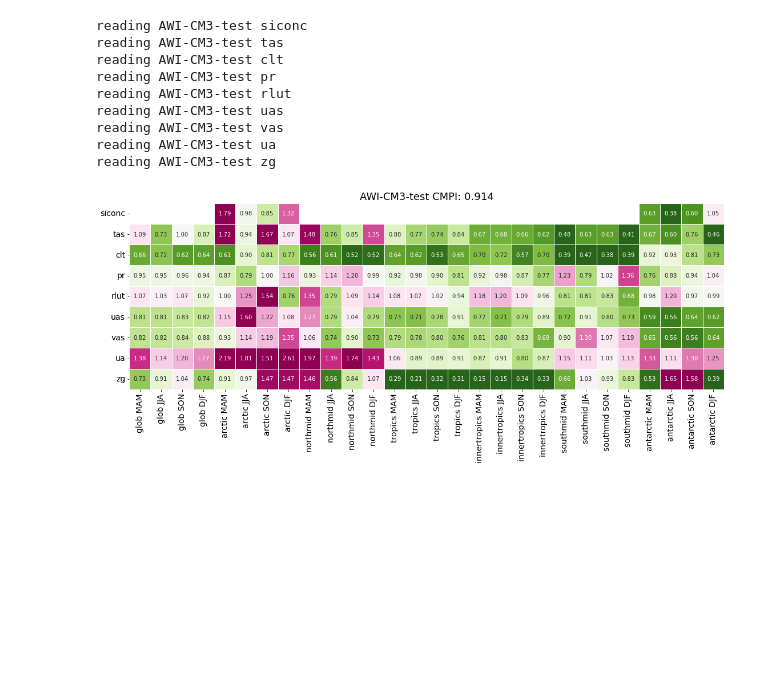
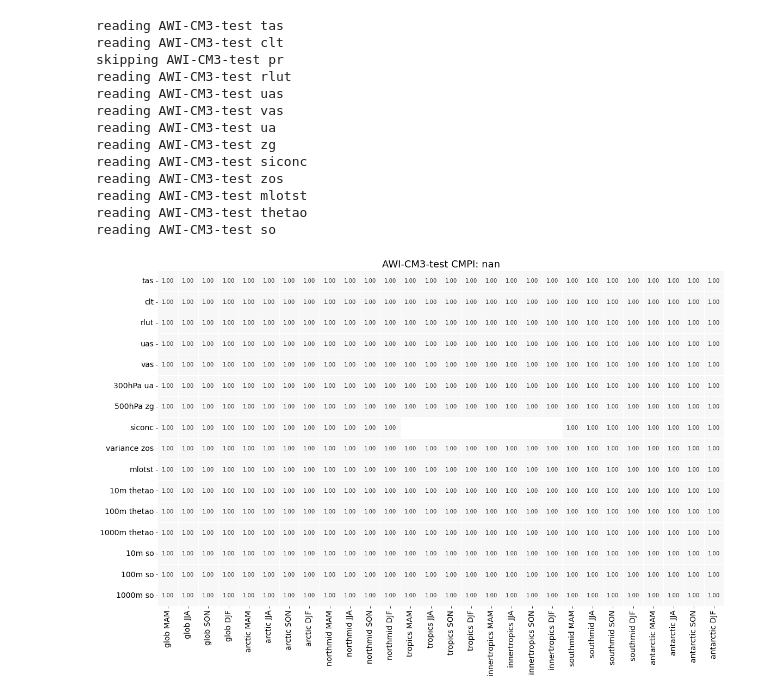
Before and after one commit to JanStreffing/cmpitool, a Jupyter notebook: cmpi_testbed.ipynb, the cells around one changed output. Drawn from its saved outputs; the diff is of its cells as text; code cells hidden in the pictures; blank space fills up the shorter version.

Commit message:
depths, thetao, zos and mlotst working

```diff
--- a/cmpi_testbed.ipynb
+++ b/cmpi_testbed.ipynb
@@ -608,10 +281,11 @@ for var in obs:
     k=0
     for region in regions:
         l=0
-        if var == 'siconc' and (region != 'arctic' and region != 'antarctic'):
-            continue
-        for seas in seasons:
-            eval_error_mean[var,region,seas]=ensmean[j,k,l]
+        for depth in np.arange(0,len(var_depths[var])):
+            m=0
+            for seas in seasons:
+                eval_error_mean[var,region,var_depths[var][depth],seas]=ensmean[j,k,l,m]
+                m+=1
             l+=1
         k+=1
     j+=1
@@ -622,7 +296,6 @@ sum=0
 for model in models:
     for var in models[model]:
         for region in regions:
-            if var == 'siconc' and (region != 'arctic' and region != 'antarctic'):
-                continue
-            for seas in seasons:
-                error_fraction[var,seas,model,region] = mean_error[var,seas,model,region] / eval_error_mean[var,region,seas]
+            for depth in np.arange(0,len(var_depths[var])):
+                for seas in seasons:
+                    error_fraction[var,var_depths[var][depth],seas,model,region] = mean_error[var,var_depths[var][depth],seas,model,region] / eval_error_mean[var,region,var_depths[var][depth],seas]
@@ -675,62 +345,77 @@ for model in models:
 # %%
 #Read precalculated evaluation field means of errors from csv files and plot heatmap
-collect_frac = np.empty([len(models),len(obs),len(regions),len(seasons)])*np.nan
-i=0
+max_depth=0
+for var in var_depths:
+    if len(var_depths[var]) > max_depth:
+        max_depth = len(var_depths[var])
+
+collect_frac_non = OrderedDict()
 for model in models:
     df = pd.read_csv(out_path+'frac/'+model+'_fraction.csv', delimiter=' ')
     values = df['FracMeanError'] #you can also use df['column_name']
-    j=0
     r=0
     for var in obs:
-        k=0
         a=(df['Variable']==var).to_list()
         if any(a): # Check if variable appears in list. If not, skip it.
             print('reading',model,var)
             pass
         else:
-            j+=1
             print('skipping',model,var)
             continue
         for region in regions:
-            l=0 # Check if combination of variable and region appears in list. If not, skip it.
             if np.max(np.add(list(map(int, (df['Variable']==var).to_list())),list(map(int, (df['Region']==region).to_list())))) ==2:
                 pass
             else:
-                k+=1
+                #k+=1
                 continue
-            for seas in seasons:
-                collect_frac[i,j,k,l]=values[r]
-                l+=1
-                r+=1
-            k+=1
-        j+=1
-    collect_frac_reshaped = collect_frac[i,:,:,:].reshape(len(obs),len(regions)*len(seasons))
-    #collect_frac_reshaped = collect_frac[i,:,:,:].reshape(j,k*l)
+            for depth in np.arange(0,len(var_depths[var])):
+                m=0
+                for seas in seasons:
+                    collect_frac_non[var+' '+var_depths[var][depth],region+' '+seas]=values[r]
+                    r+=1
+
 
     seasons_plot = [' MAM', ' JJA', ' SON', ' DJF'] #adding spaces in front
     a=seasons_plot*len(regions)
     b=np.repeat(list(regions.keys()),len(seasons_plot))
     coord=[n+str(m) for m,n in zip(a,b)]
-    collect_frac_dataframe = pd.DataFrame(data=collect_frac_reshaped, index=obs, columns=coord)
 
-    fig, ax = plt.subplots(figsize=(len(coord)/1.5,len(obs)/1.5))
+    index_obs=[]
+    for var in models[model]:
+        for depth in np.arange(0,len(var_depths[var])):
+            if var_depths[var][depth] == 'surface':
+                levelname=''
+            else:
+                levelname=var_depths[var][depth]+' '
+            if var == 'zos':
+                levelname='variance '
+            index_obs.append(levelname+var)
+
+    collect_frac_reshaped = np.array(list(collect_frac_non.values()) ).reshape(len(index_obs),len(regions)*len(seasons)) # transform to 2D
+    collect_frac_dataframe = pd.DataFrame(data=collect_frac_reshaped, index=index_obs, columns=coord)
+
+    fig, ax = plt.subplots(figsize=(28/1.5,17/1.5))
     fig.patch.set_facecolor('white')
     plt.rcParams['axes.facecolor'] = 'white'
     ax = sns.heatmap(collect_frac_dataframe, vmin=0.5, vmax=1.5,center=1,annot=True,fmt='.2f',cmap="PiYG_r",cbar=False,linewidths=1)
     plt.xticks(rotation=90,fontsize=14)
     plt.yticks(rotation=0, ha='right',fontsize=14)
     plt.title(model+' CMPI: '+str(round(cmpi[model],3)), fontsize=18)
 
-    plt.savefig(out_path+'plot/'+model+'.png',dpi=150,bbox_inches='tight')
+    plt.savefig(out_path+'plot/'+model+'.png',dpi=300,bbox_inches='tight')
     i+=1
 # %% [output]
-reading AWI-CM3-test siconc
 reading AWI-CM3-test tas
 reading AWI-CM3-test clt
-reading AWI-CM3-test pr
+skipping AWI-CM3-test pr
 reading AWI-CM3-test rlut
 reading AWI-CM3-test uas
 reading AWI-CM3-test vas
 reading AWI-CM3-test ua
 reading AWI-CM3-test zg
+reading AWI-CM3-test siconc
+reading AWI-CM3-test zos
+reading AWI-CM3-test mlotst
+reading AWI-CM3-test thetao
+reading AWI-CM3-test so
-[figure, old version]
+[figure, new version]
```
Also changed, not shown: parts of 13 cells of this notebook, 2 other files.
